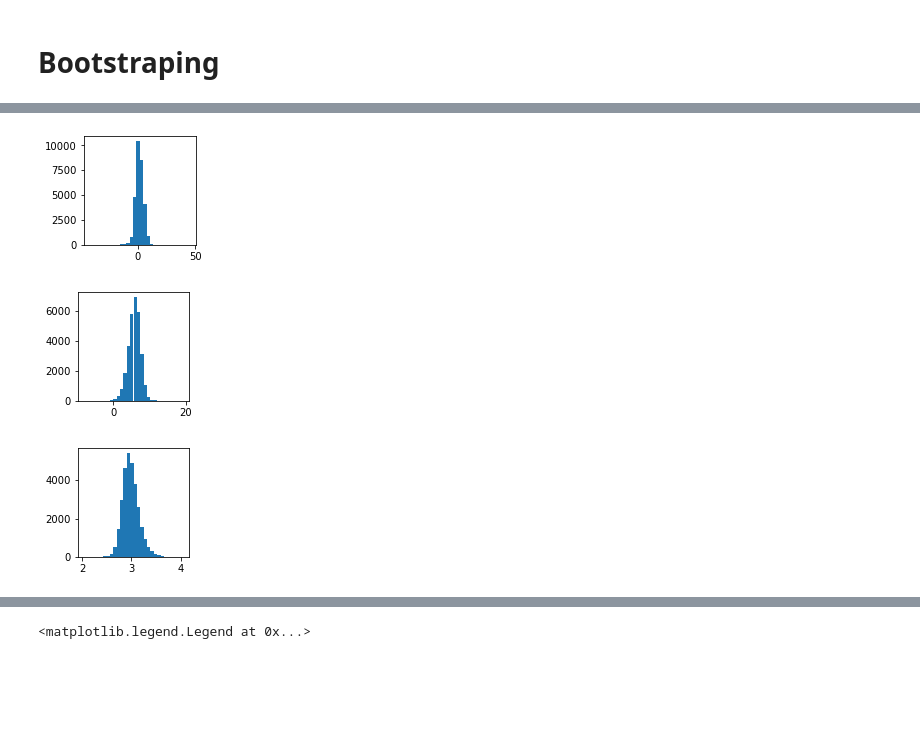
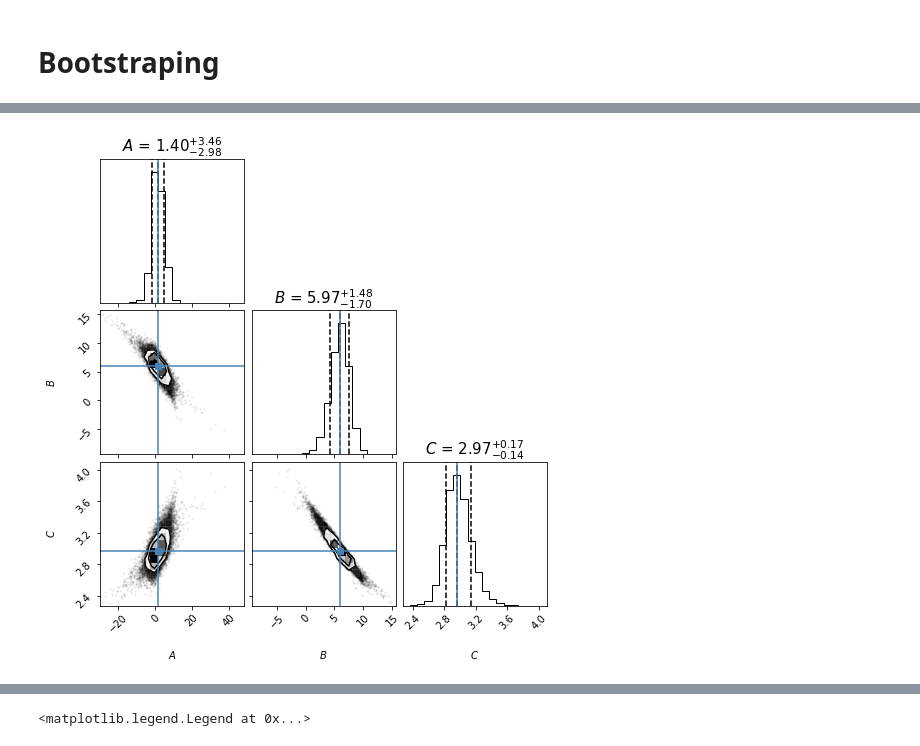
Before and after one commit to psalazarg02/MetodosComputacionales20222, a Jupyter notebook: Week8/IncertidumbreMinimosCuadrados.ipynb, the cells around one changed output, grey strips where cells are left out. Cells and saved outputs as stored; diff of their text form; code cells hidden in the pictures; blank space fills up the shorter version.

Commit message:
corner

```diff
--- a/Week8/IncertidumbreMinimosCuadrados.ipynb
+++ b/Week8/IncertidumbreMinimosCuadrados.ipynb
@@ -191,3 +192,15 @@ def GetBootstrapping(x,n=3,Ntrials=int(3e4)):
     return Values
 # %%
 Mean_Dist = GetBootstrapping(x,n=n)
+# %%
+params = np.percentile(Mean_Dist,50,axis=0)
+print(params)
+fig, axes = plt.subplots(len(params), figsize=(8, 4), sharex=True)
+labels = ["$A$","$B$","$C$"]
+for i in range(len(params)):
+    ax = axes[i]
+    ax.plot(Mean_Dist[:,i], 'k', alpha=0.8)
+    ax.set_xlim(0, len(Mean_Dist))
+    ax.set_ylabel(labels[i], rotation=0)
+    ax.yaxis.set_label_coords(-0.1, 0.5)
+axes[-1].set_xlabel("step number")
@@ -194,11 +211,13 @@ Mean_Dist = GetBootstrapping(x,n=n)
 # %%
-for i in range(n+1):
-    fig = plt.figure(figsize=(2,2))
-    plt.hist( Mean_Dist[:,i], bins=30 )
+truths = np.percentile(Mean_Dist,50, axis=0)
+figure = corner.corner(Mean_Dist,
+                       truths=truths,
+                       labels=labels,
+                       quantiles=[0.16,0.5,0.84],
+                       show_titles=True,
+                       title_kwargs={"fontsize":15})
 # %% [output]
-[figure, old version]
+[figure, new version]
-[figure, removed]
-[figure, removed]
 # %%
 mean = np.percentile(Mean_Dist, 50, axis=0 )
 mean
```
Also changed, not shown: parts of 11 cells of this notebook.
